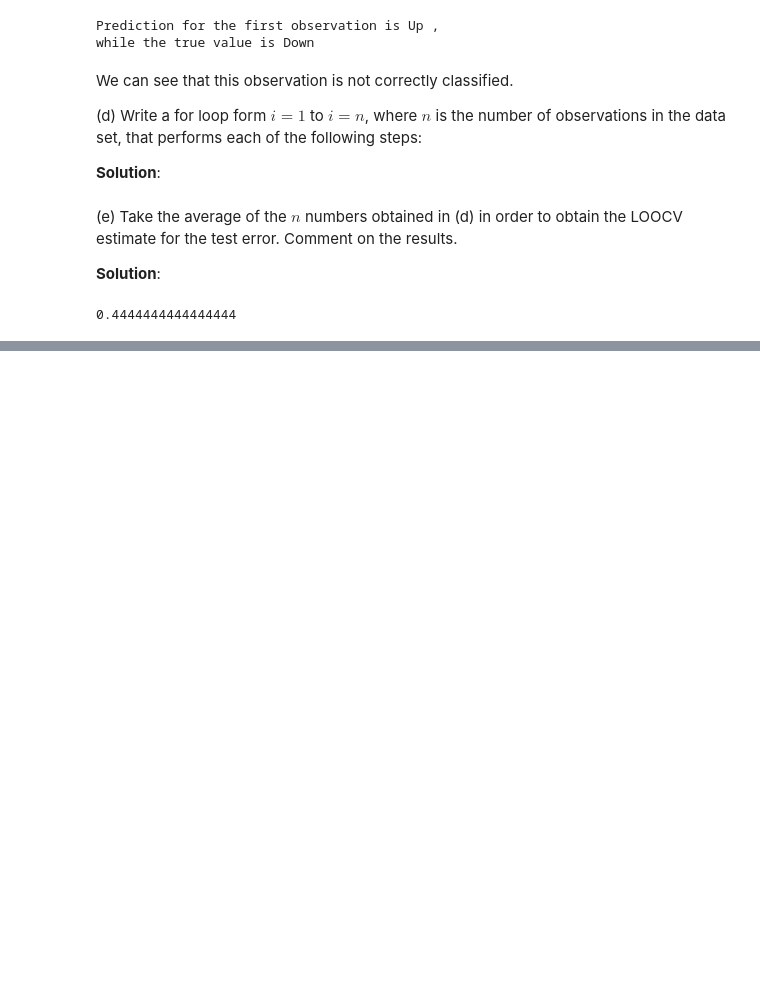
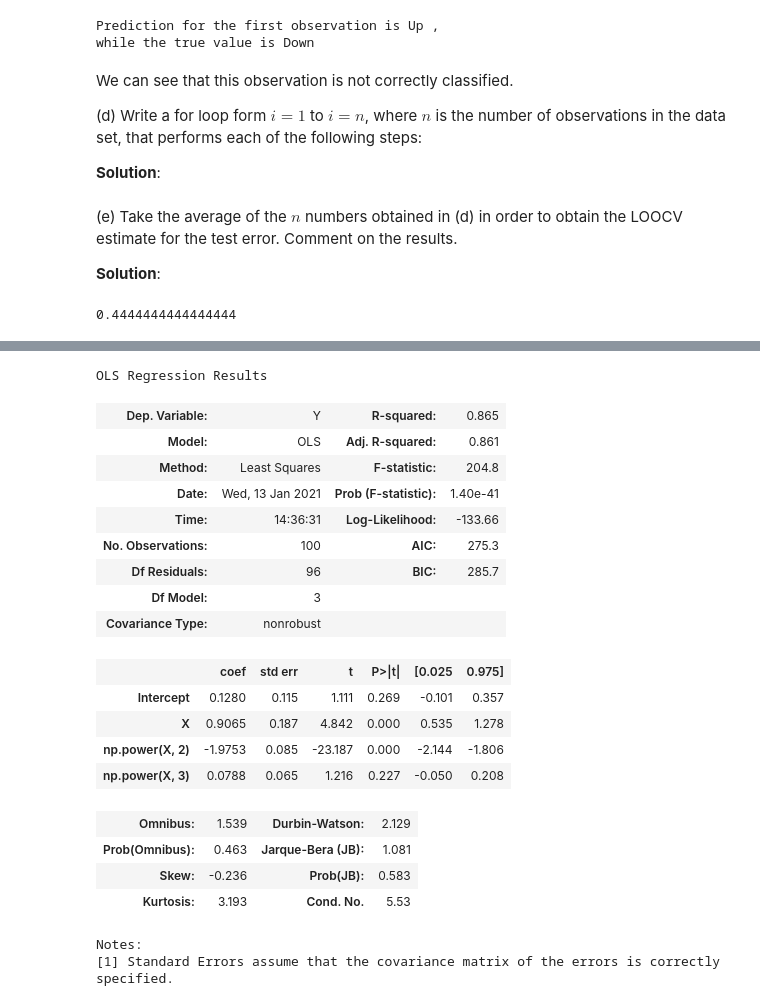
Before and after one commit to chenyulue/ISLP, a Jupyter notebook: Ch05/Ch05_Resampleing_Methods_Exercises.ipynb, the cells around one changed output, grey strips where cells are left out. Saved outputs shown, nothing was run; the diff lists cells and outputs as text; code cells hidden in the pictures; blank space fills up the shorter version.

```diff
--- a/Ch05/Ch05_Resampleing_Methods_Exercises.ipynb
+++ b/Ch05/Ch05_Resampleing_Methods_Exercises.ipynb
@@ -418,0 +594,27 @@ error_num
+# %%
+data = pd.DataFrame({'X':x, 'Y':y})
+lg_fit = smf.ols('Y~X+np.power(X,2)+np.power(X,3)',
+                 data=data).fit()
+lg_fit.summary()
+# %% [output]
+OLS Regression Results
+| Dep. Variable: | Y | R-squared: | 0.865 |
+| Model: | OLS | Adj. R-squared: | 0.861 |
+| Method: | Least Squares | F-statistic: | 204.8 |
+| Date: | Wed, 13 Jan 2021 | Prob (F-statistic): | 1.40e-41 |
+| Time: | 14:36:31 | Log-Likelihood: | -133.66 |
+| No. Observations: | 100 | AIC: | 275.3 |
+| Df Residuals: | 96 | BIC: | 285.7 |
+| Df Model: | 3 |  |  |
+| Covariance Type: | nonrobust |  |  |
+|  | coef | std err | t | P>|t| | [0.025 | 0.975] |
+| Intercept | 0.1280 | 0.115 | 1.111 | 0.269 | -0.101 | 0.357 |
+| X | 0.9065 | 0.187 | 4.842 | 0.000 | 0.535 | 1.278 |
+| np.power(X, 2) | -1.9753 | 0.085 | -23.187 | 0.000 | -2.144 | -1.806 |
+| np.power(X, 3) | 0.0788 | 0.065 | 1.216 | 0.227 | -0.050 | 0.208 |
+| Omnibus: | 1.539 | Durbin-Watson: | 2.129 |
+| Prob(Omnibus): | 0.463 | Jarque-Bera (JB): | 1.081 |
+| Skew: | -0.236 | Prob(JB): | 0.583 |
+| Kurtosis: | 3.193 | Cond. No. | 5.53 |
+Notes:
+[1] Standard Errors assume that the covariance matrix of the errors is correctly specified.
```
Also changed, not shown: parts of 25 cells of this notebook.
